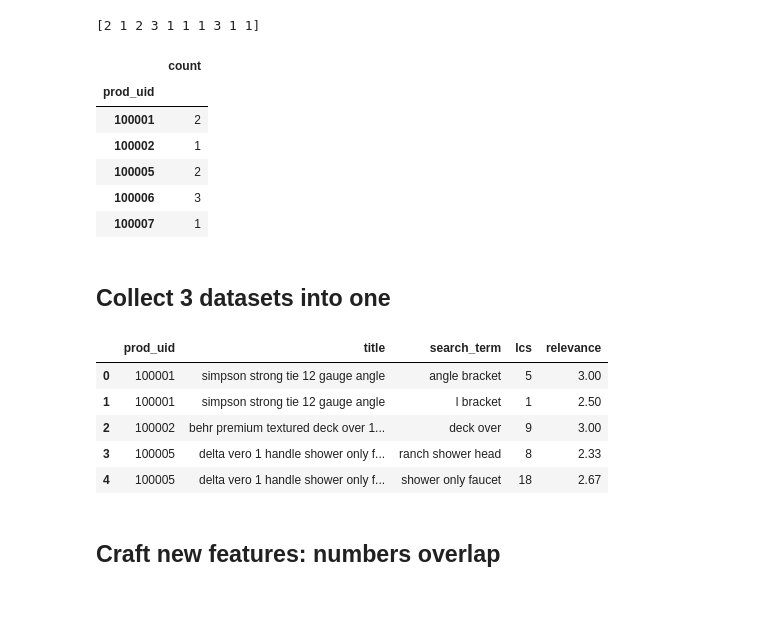
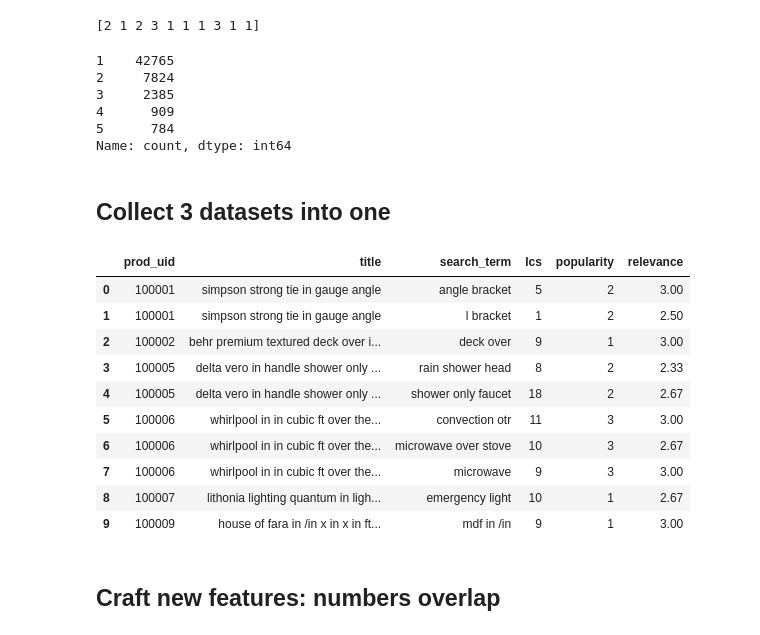
Before and after one commit to zeyger/home-depot, a Jupyter notebook: notebooks/home-depot.ipynb, the cells around one changed output. Drawn from its saved outputs; the diff is of its cells as text; code cells hidden in the pictures; blank space fills up the shorter version.

```diff
--- a/notebooks/home-depot.ipynb
+++ b/notebooks/home-depot.ipynb
@@ -686,16 +673,16 @@ def parallelize_on_rows(data, func, num_of_processes=8):
 # %% [markdown]
 # LOAD PREPROCESSED DATA
 # %%
-train = pd.read_csv(preprocessed_data_path +
+prep_train = pd.read_csv(preprocessed_data_path +
                     "train.csv", encoding="ISO-8859-1")
-attributes = pd.read_csv(
-    preprocessed_data_path + "attributes.csv", encoding="ISO-8859-1")
-descriptions = pd.read_csv(
-    preprocessed_data_path + "product_descriptions.csv", encoding="ISO-8859-1")
+#attributes = pd.read_csv(
+#    preprocessed_data_path + "attributes.csv", encoding="ISO-8859-1")
+#descriptions = pd.read_csv(
+#    preprocessed_data_path + "product_descriptions.csv", encoding="ISO-8859-1")
 
-display("Train:", train.head(), train.shape)
-display("Attributes:", attributes.head(), attributes.shape)
-display("Product descriptions:", descriptions.head(), descriptions.shape)
+display("Train:", prep_train.head(10), train.shape)
+#display("Attributes:", attributes.head(), attributes.shape)
+#display("Product descriptions:", descriptions.head(), descriptions.shape)
 # %% [output]
 'Train:'
 |  | id | product_uid | product_title | search_term | relevance |
@@ -799,59 +775,64 @@ display(descriptions.head(2))
 # %% [markdown]
 ## Popularity score
 # %%
-unique, counts = np.unique(train['prod_uid'].values, return_counts=True)
+unique, counts = np.unique(prep_train['product_uid'].values, return_counts=True)
 print(counts[0:10])
 popularity = pd.DataFrame([unique, counts]).transpose()
 popularity.columns = columns=['prod_uid', 'count']
 popularity = popularity.set_index('prod_uid')
+popularity['count'] = popularity['count'].apply(lambda x: 5 if x > 4 else x)
 # %% [output]
 [2 1 2 3 1 1 1 3 1 1]
-# %%
-popularity.head()
-# %% [output]
-|  | count |
-| prod_uid |  |
-| 100001 | 2 |
-| 100002 | 1 |
-| 100005 | 2 |
-| 100006 | 3 |
-| 100007 | 1 |
+# %%
+popularity['count'].value_counts()
+# %% [output]
+1    42765
+2     7824
+3     2385
+4      909
+5      784
+Name: count, dtype: int64
 # %% [markdown]
 ## Collect 3 datasets into one
 # %%
 #Join all datasets into one
 
 dataset = []
-for i in range(train.shape[0]):
-    prod_uid = train['product_uid'][i]
-    title = train['product_title'][i]
-    search_term = train['search_term'][i]
-    score = train['relevance'][i]
+for i in range(prep_train.shape[0]):
+    prod_uid = prep_train['product_uid'][i]
+    title = prep_train['product_title'][i]
+    search_term = prep_train['search_term'][i]
+    score = prep_train['relevance'][i]
 
 
     #description = descriptions.loc[prod_uid][1] # careful here, 1 is because of unnamed column, will fix later
     #try:
     #    attributes = merged_attributes.loc[prod_uid][0]
     #except KeyError:
     #    attributes = ''
 
-    #popular = popularity.loc[prod_uid][0]
+    popular = popularity.loc[prod_uid][0]
     lcs = len(longest_common_substring(title, search_term))
 
     #dataset.append([prod_uid, title, search_term, attributes, description, lcs, popular, score])
 
-    dataset.append([prod_uid, title, search_term, lcs, score])
+    dataset.append([prod_uid, title, search_term, lcs, popular, score])
 #joined_train = pd.DataFrame(dataset, columns=['prod_uid', 'title', 'search_term', 'attributes', 'description', 'lcs', 'popularity', 'relevance'])
-joined_train = pd.DataFrame(dataset, columns=['prod_uid', 'title', 'search_term', 'lcs', 'relevance'])
+joined_train = pd.DataFrame(dataset, columns=['prod_uid', 'title', 'search_term', 'lcs', 'popularity', 'relevance'])
 
-joined_train.head(5)
+joined_train.head(10)
 # %% [output]
-|  | prod_uid | title | search_term | lcs | relevance |
-| 0 | 100001 | simpson strong tie 12 gauge angle | angle bracket | 5 | 3.00 |
-| 1 | 100001 | simpson strong tie 12 gauge angle | l bracket | 1 | 2.50 |
-| 2 | 100002 | behr premium textured deck over 1... | deck over | 9 | 3.00 |
-| 3 | 100005 | delta vero 1 handle shower only f... | ranch shower head | 8 | 2.33 |
-| 4 | 100005 | delta vero 1 handle shower only f... | shower only faucet | 18 | 2.67 |
+|  | prod_uid | title | search_term | lcs | popularity | relevance |
+| 0 | 100001 | simpson strong tie in gauge angle | angle bracket | 5 | 2 | 3.00 |
+| 1 | 100001 | simpson strong tie in gauge angle | l bracket | 1 | 2 | 2.50 |
+| 2 | 100002 | behr premium textured deck over i... | deck over | 9 | 1 | 3.00 |
+| 3 | 100005 | delta vero in handle shower only ... | rain shower head | 8 | 2 | 2.33 |
+| 4 | 100005 | delta vero in handle shower only ... | shower only faucet | 18 | 2 | 2.67 |
+| 5 | 100006 | whirlpool in in cubic ft over the... | convection otr | 11 | 3 | 3.00 |
+| 6 | 100006 | whirlpool in in cubic ft over the... | microwave over stove | 10 | 3 | 2.67 |
+| 7 | 100006 | whirlpool in in cubic ft over the... | microwave | 9 | 3 | 3.00 |
+| 8 | 100007 | lithonia lighting quantum in ligh... | emergency light | 10 | 1 | 2.67 |
+| 9 | 100009 | house of fara in /in x in x in ft... | mdf in /in | 9 | 1 | 3.00 |
 # %% [markdown]
 ## Craft new features: numbers overlap
 # %%
```
Also changed, not shown: parts of 14 cells of this notebook.
